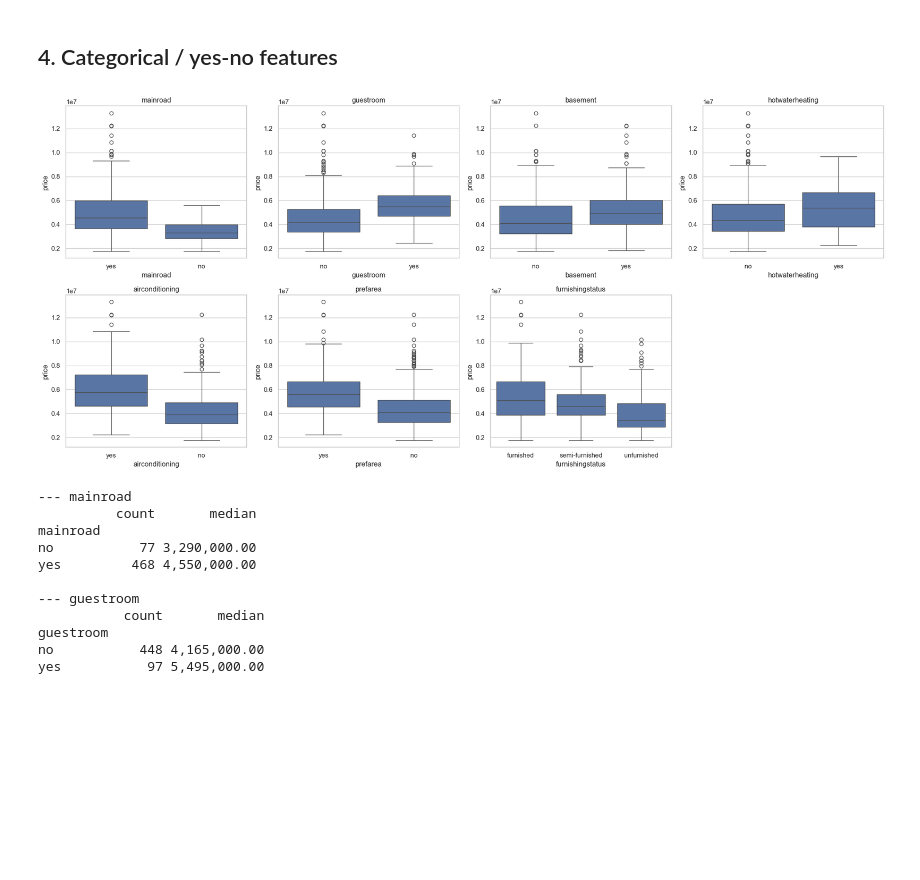
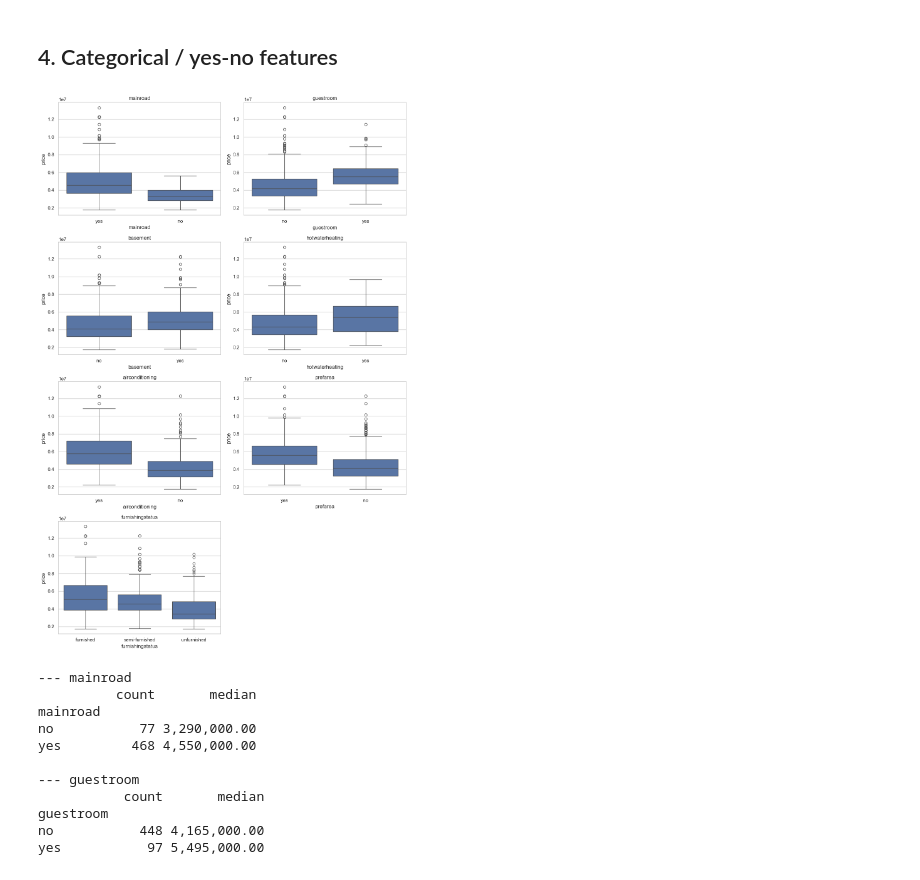
Before and after one commit to marchuk-b/forecasting-property-prices, a Jupyter notebook: notebooks/eda.ipynb, the cells around one changed output. Drawn from its saved outputs; the diff is of its cells as text; code cells hidden in the pictures; blank space fills up the shorter version.

```diff
--- a/notebooks/eda.ipynb
+++ b/notebooks/eda.ipynb
@@ -107,14 +107,14 @@ Name: price, dtype: float64
 ## 4. Categorical / yes-no features
 # %%
 cat_cols = BINARY_FEATURES + CATEGORICAL_FEATURES
-fig, axes = plt.subplots(2, 4, figsize=(20, 9))
+fig, axes = plt.subplots(4, 2, figsize=(12, 18))
 for ax, col in zip(axes.ravel(), cat_cols):
     sns.boxplot(data=df, x=col, y="price", ax=ax)
     ax.set_title(col)
 axes.ravel()[-1].axis("off")
 plt.tight_layout(); plt.show()
 # %% [output]
-[figure, old version]
+[figure, new version]
 # %%
 summary = {c: df.groupby(c)["price"].agg(["count", "median"]) for c in cat_cols}
 for c, t in summary.items():
```
Also changed, not shown: 7 other files.
